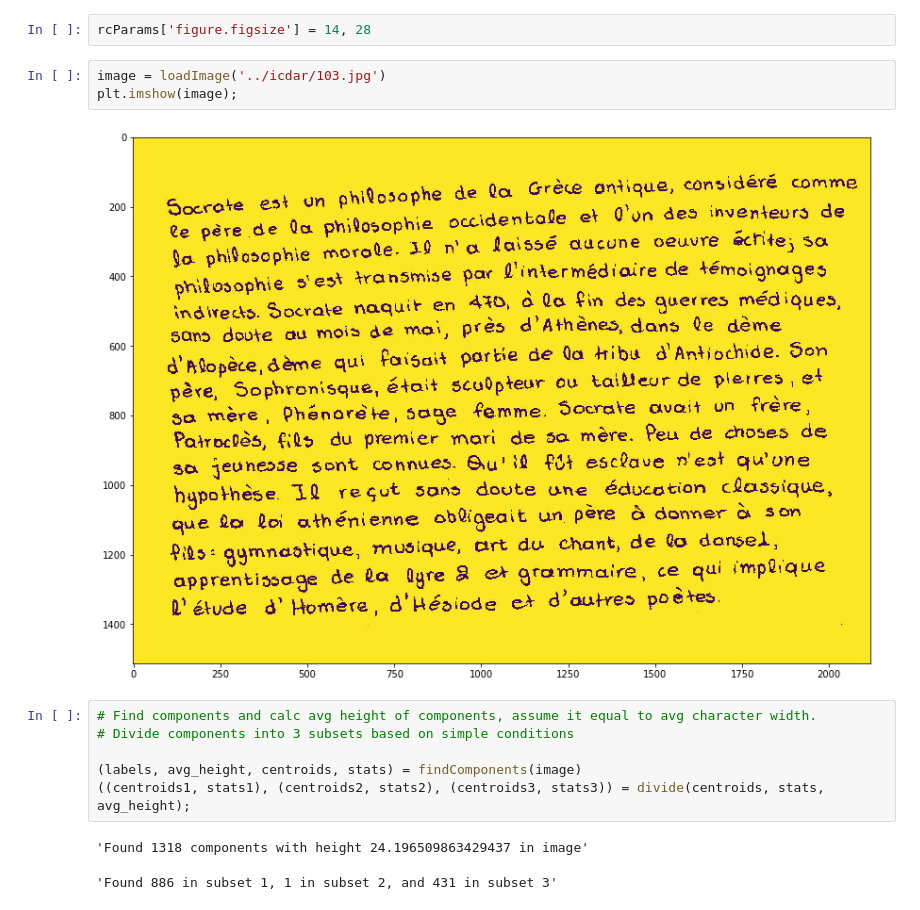
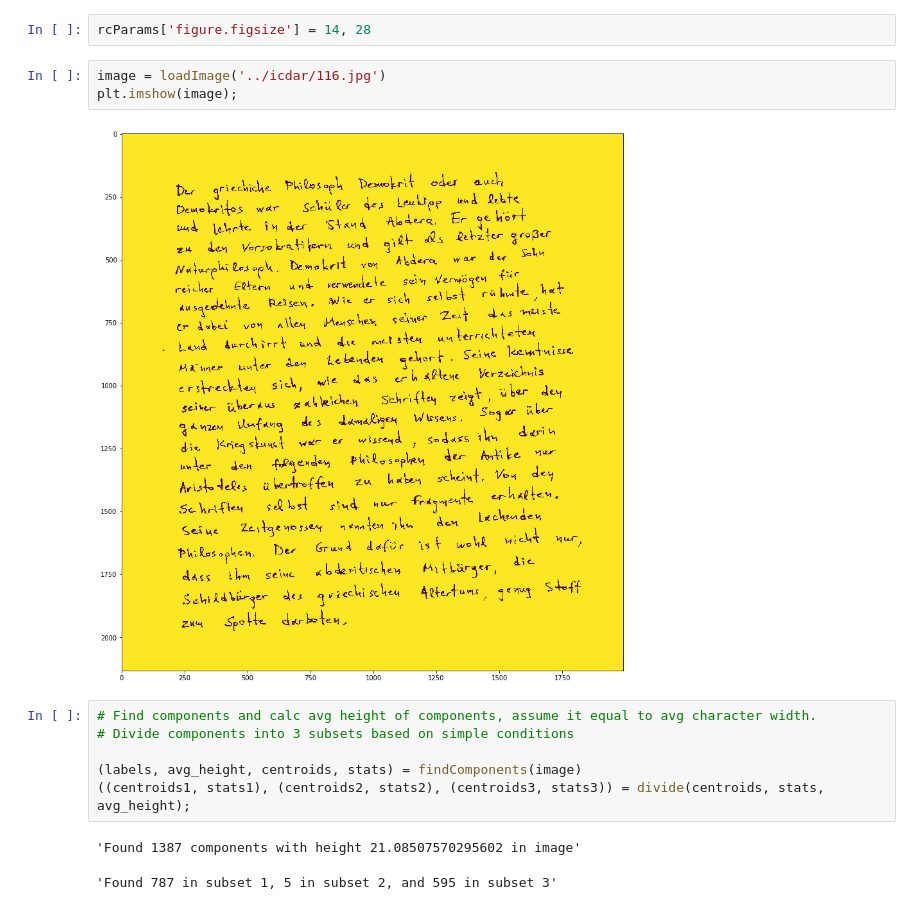
Before and after one commit to lcukerd/Louloudis, a Jupyter notebook: Implementation.ipynb, the cells around one changed output. Saved outputs shown, nothing was run; the diff lists cells and outputs as text.

```diff
--- a/Implementation.ipynb
+++ b/Implementation.ipynb
@@ -18,10 +18,10 @@ from globalVar import *
 # %%
 rcParams['figure.figsize'] = 14, 28
 # %%
-image = loadImage('../icdar/103.jpg')
+image = loadImage('../icdar/116.jpg')
 plt.imshow(image);
 # %% [output]
-[figure, old version]
+[figure, new version]
 # %%
 # Find components and calc avg height of components, assume it equal to avg character width.
 # Divide components into 3 subsets based on simple conditions
@@ -29,8 +29,8 @@ plt.imshow(image);
 (labels, avg_height, centroids, stats) = findComponents(image)
 ((centroids1, stats1), (centroids2, stats2), (centroids3, stats3)) = divide(centroids, stats, avg_height);
 # %% [output]
-'Found 1318 components with height 24.196509863429437 in image'
+'Found 1387 components with height 21.08507570295602 in image'
-'Found 886 in subset 1, 1 in subset 2, and 431 in subset 3'
+'Found 787 in subset 1, 5 in subset 2, and 595 in subset 3'
 # %%
 # Divide subset1 components into blocks of width aw and find their centroid.
 
```
Also changed, not shown: parts of 6 cells of this notebook, 1 other file.
